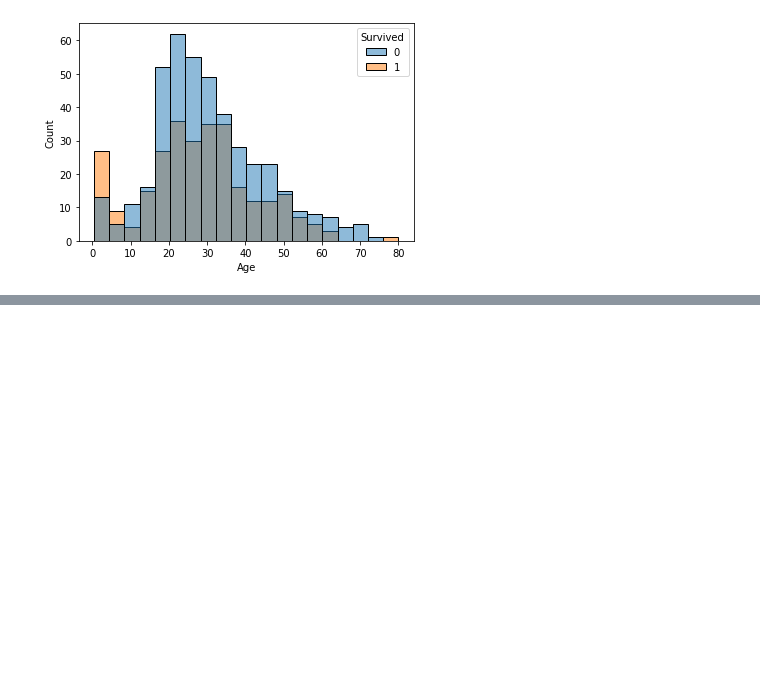
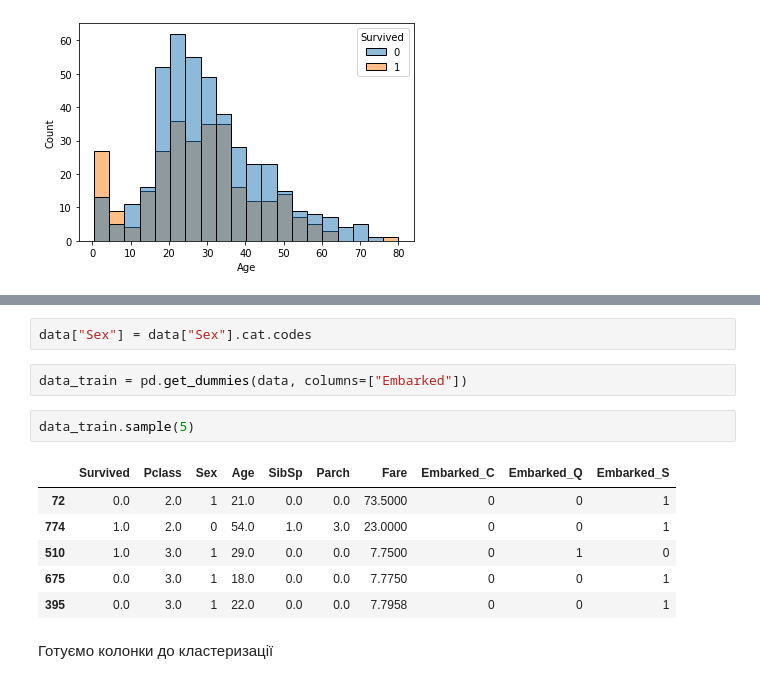
Before and after one commit to Valemos/ml_labs, a Jupyter notebook: lab3_titanic/experiments.ipynb, the cells around one changed output, grey strips where cells are left out. Drawn from its saved outputs; the diff is of its cells as text; blank space fills up the shorter version.

```diff
--- a/lab3_titanic/experiments.ipynb
+++ b/lab3_titanic/experiments.ipynb
@@ -96,0 +150,15 @@ sn.histplot(data=data, x="Age", hue="Survived")
+# %%
+data["Sex"] = data["Sex"].cat.codes
+# %%
+data_train = pd.get_dummies(data, columns=["Embarked"])
+# %%
+data_train.sample(5)
+# %% [output]
+|  | Survived | Pclass | Sex | Age | SibSp | Parch | Fare | Embarked_C | Embarked_Q | Embarked_S |
+| 72 | 0.0 | 2.0 | 1 | 21.0 | 0.0 | 0.0 | 73.5000 | 0 | 0 | 1 |
+| 774 | 1.0 | 2.0 | 0 | 54.0 | 1.0 | 3.0 | 23.0000 | 0 | 0 | 1 |
+| 510 | 1.0 | 3.0 | 1 | 29.0 | 0.0 | 0.0 | 7.7500 | 0 | 1 | 0 |
+| 675 | 0.0 | 3.0 | 1 | 18.0 | 0.0 | 0.0 | 7.7750 | 0 | 0 | 1 |
+| 395 | 0.0 | 3.0 | 1 | 22.0 | 0.0 | 0.0 | 7.7958 | 0 | 0 | 1 |
+# %% [markdown]
+Готуємо колонки до кластеризації
```
Also changed, not shown: parts of 18 cells of this notebook.
